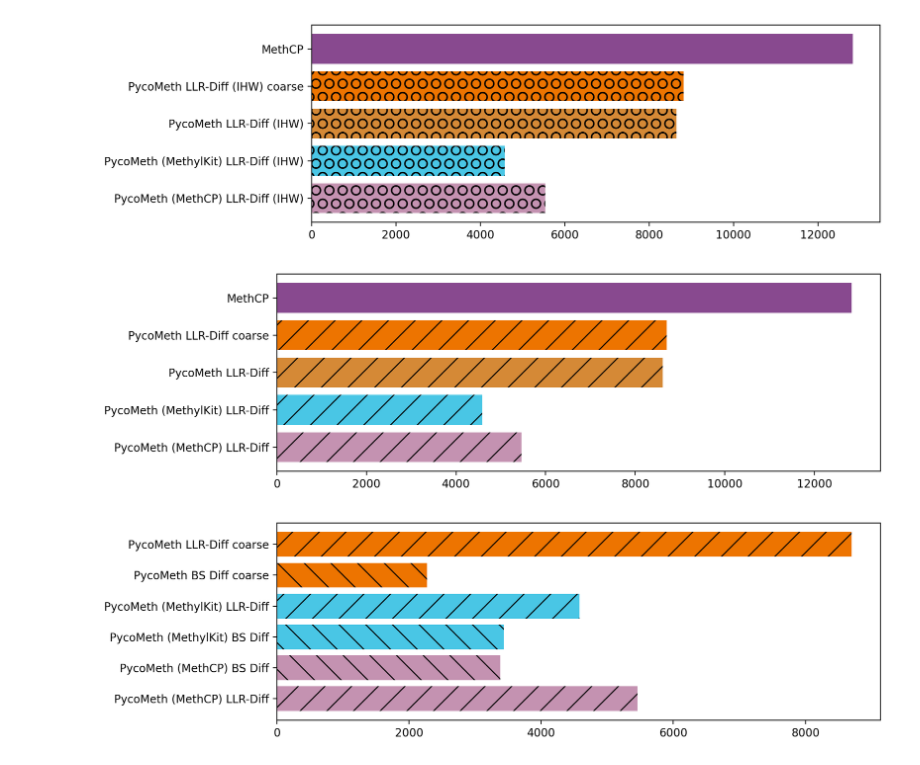
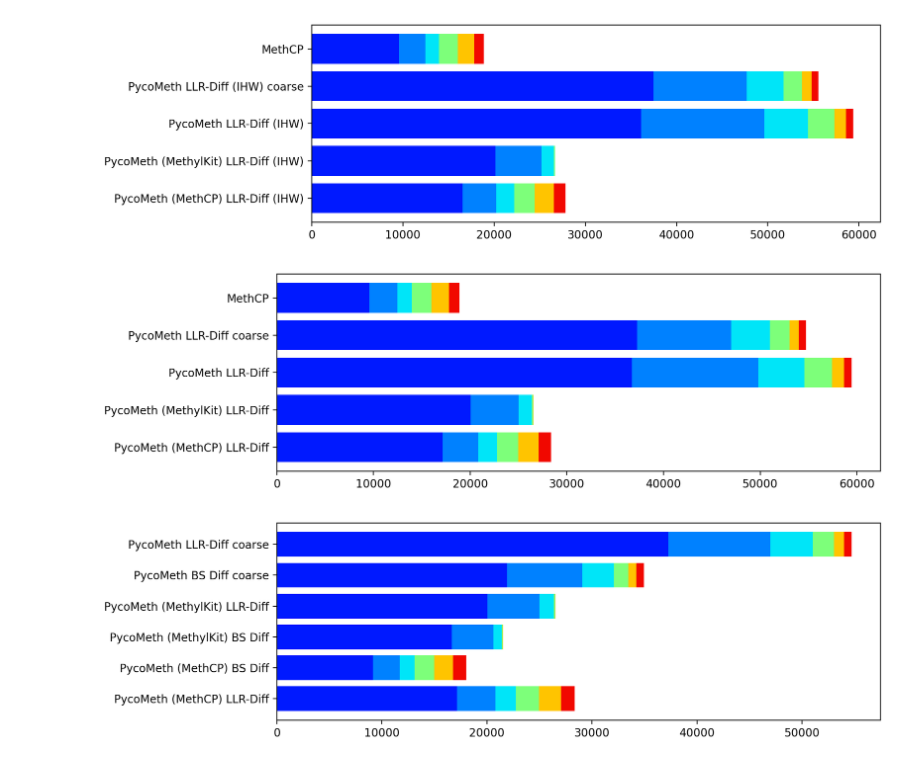
Before and after one commit to snajder-r/benchmark_meth5, a Jupyter notebook: notebooks/evaluate_giab_asm_results.ipynb, the cells around one changed output. Drawn from its saved outputs; the diff is of its cells as text; code cells hidden in the pictures.

```diff
--- a/notebooks/evaluate_giab_asm_results.ipynb
+++ b/notebooks/evaluate_giab_asm_results.ipynb
@@ -124,7 +178,7 @@ with pa.open_multipage_pdf("asm_hg002_bs_diff_ihw"):
     tools = ["MethCP", 'PycoMeth BS Diff (IHW) coarse', 'PycoMeth BS Diff (IHW)', 'PycoMeth (MethylKit) BS Diff (IHW)', 'PycoMeth (MethCP) BS Diff (IHW)'][::-1]
     pa.figure(figsize=(10, 3))
     for i, tool in enumerate(tools):
-        plt.barh(i, get_num_dmr_cpgs(tool), color = results.colors[tool], hatch=results.patterns[tool])
+        plot_bar_diffmetcolored(i, tool)
     plt.yticks(np.arange(0, len(tools), 1), tools)
     pa.saveandshow()
 # %% [output]
@@ -134,7 +188,7 @@ with pa.open_multipage_pdf("asm_hg002_fisher"):
     tools = ["MethCP", 'PycoMeth Fisher-E coarse', 'PycoMeth Fisher-E', 'PycoMeth (MethylKit) Fisher-E', 'PycoMeth (MethCP) Fisher-E'][::-1]
     pa.figure(figsize=(10, 3))
     for i, tool in enumerate(tools):
-        plt.barh(i, get_num_dmr_cpgs(tool), color = results.colors[tool], hatch=results.patterns[tool])
+        plot_bar_diffmetcolored(i, tool)
     plt.yticks(np.arange(0, len(tools), 1), tools)
     pa.saveandshow()
 # %% [output]
@@ -144,7 +198,7 @@ with pa.open_multipage_pdf("asm_hg002_bs_diff"):
     tools = ["MethCP", 'PycoMeth BS Diff coarse', 'PycoMeth BS Diff', 'PycoMeth (MethylKit) BS Diff', 'PycoMeth (MethCP) BS Diff'][::-1]
     pa.figure(figsize=(10, 3))
     for i, tool in enumerate(tools):
-        plt.barh(i, get_num_dmr_cpgs(tool), color = results.colors[tool], hatch=results.patterns[tool])
+        plot_bar_diffmetcolored(i, tool)
     plt.yticks(np.arange(0, len(tools), 1), tools)
     pa.saveandshow()
 # %% [output]
@@ -154,28 +208,28 @@ with pa.open_multipage_pdf("asm_hg002_llr_diff_ihw"):
     tools = ["MethCP", 'PycoMeth LLR-Diff (IHW) coarse', 'PycoMeth LLR-Diff (IHW)', 'PycoMeth (MethylKit) LLR-Diff (IHW)', 'PycoMeth (MethCP) LLR-Diff (IHW)'][::-1]
     pa.figure(figsize=(10, 3))
     for i, tool in enumerate(tools):
-        plt.barh(i, get_num_dmr_cpgs(tool), color = results.colors[tool], hatch=results.patterns[tool])
+        plot_bar_diffmetcolored(i, tool)
     plt.yticks(np.arange(0, len(tools), 1), tools)
     pa.saveandshow()
 # %% [output]
-[figure, old version]
+[figure, new version]
 # %%
 with pa.open_multipage_pdf("asm_hg002_llr_diff"):
     tools = ["MethCP", 'PycoMeth LLR-Diff coarse', 'PycoMeth LLR-Diff', 'PycoMeth (MethylKit) LLR-Diff', 'PycoMeth (MethCP) LLR-Diff'][::-1]
     pa.figure(figsize=(10, 3))
     for i, tool in enumerate(tools):
-        plt.barh(i, get_num_dmr_cpgs(tool), color = results.colors[tool], hatch=results.patterns[tool])
+        plot_bar_diffmetcolored(i, tool)
     plt.yticks(np.arange(0, len(tools), 1), tools)
     pa.saveandshow()
 # %% [output]
-[figure, old version]
+[figure, new version]
 # %%
 with pa.open_multipage_pdf("asm_hg002_llr_diff_vs_bs_diff"):
     tools = ["PycoMeth LLR-Diff coarse", "PycoMeth BS Diff coarse", "PycoMeth (MethylKit) LLR-Diff", "PycoMeth (MethylKit) BS Diff", "PycoMeth (MethCP) BS Diff", "PycoMeth (MethCP) LLR-Diff"][::-1]
     pa.figure(figsize=(10, 3))
     for i, tool in enumerate(tools):
-        plt.barh(i, get_num_dmr_cpgs(tool), color = results.colors[tool], hatch=results.patterns[tool])
+        plot_bar_diffmetcolored(i, tool)
     plt.yticks(np.arange(0, len(tools), 1), tools)
     pa.saveandshow()
 # %% [output]
-[figure, old version]
+[figure, new version]
```
Also changed, not shown: parts of 13 cells of this notebook, 2 other files.
